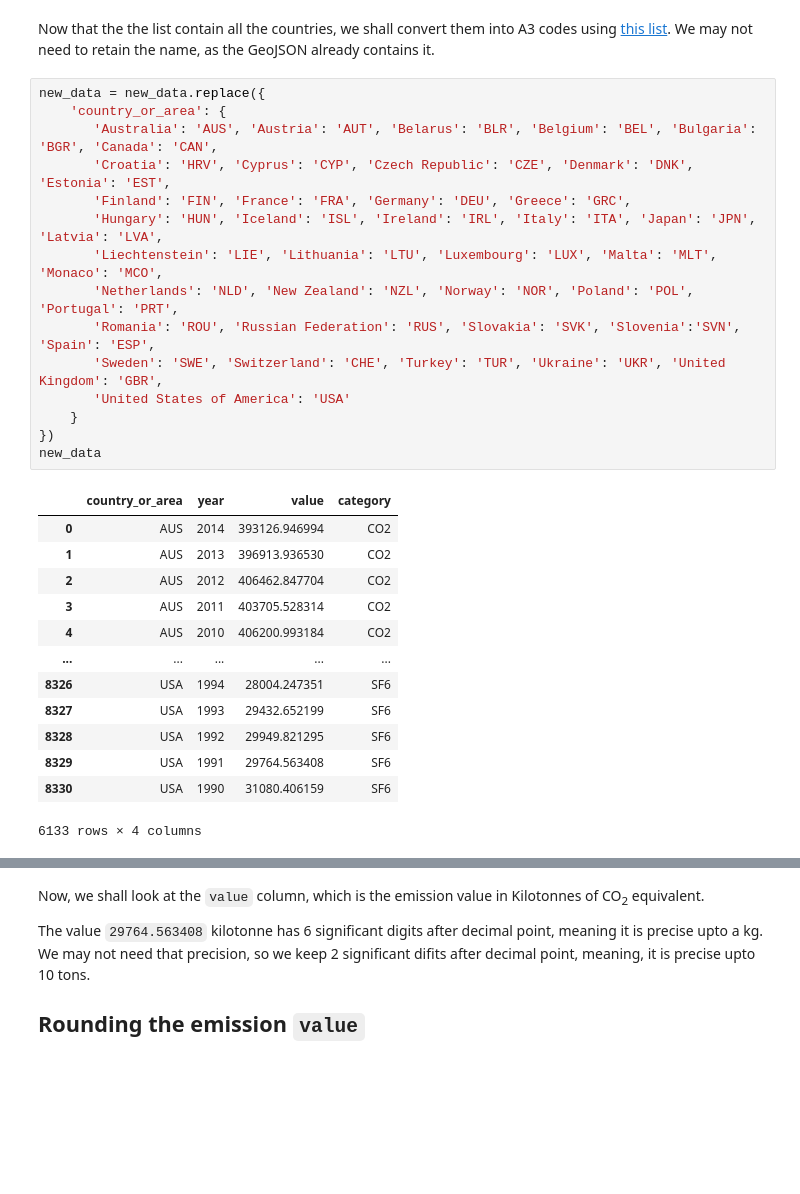
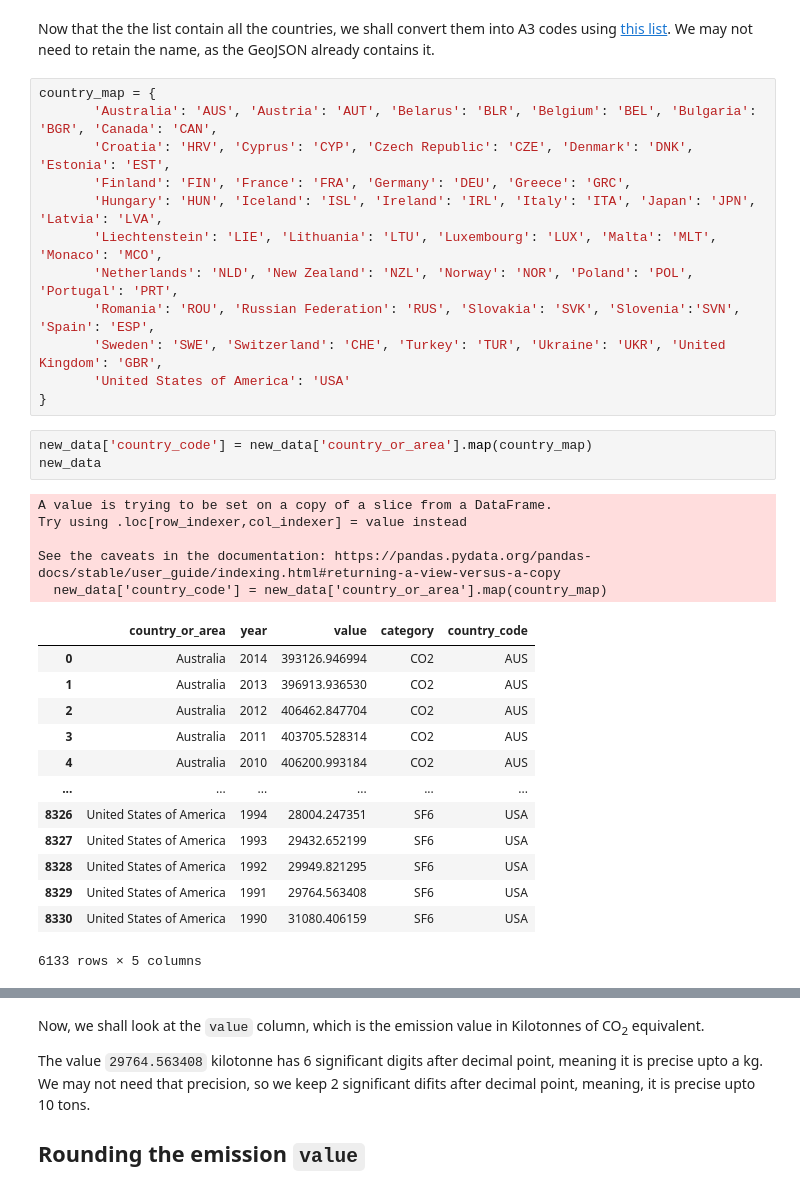
Before and after one commit to vinayakakv/emission-api, a Jupyter notebook: Data Exploration and Cleaning.ipynb, the cells around one changed output, grey strips where cells are left out. Drawn from its saved outputs; the diff is of its cells as text; blank space fills up the shorter version.

Commit message:
Add country name to the model

```diff
--- a/Data Exploration and Cleaning.ipynb
+++ b/Data Exploration and Cleaning.ipynb
@@ -181,33 +181,38 @@ array(['Australia', 'Austria', 'Belarus', 'Belgium', 'Bulgaria', 'Canada',
        'United States of America'], dtype=object)
 # %% [markdown]
 Now that the the list contain all the countries, we shall convert them into A3 codes using [this list](https://www.rocketroute.com/iso-country-code-list). We may not need to retain the name, as the GeoJSON already contains it.
+# %%
+country_map = {
+       'Australia': 'AUS', 'Austria': 'AUT', 'Belarus': 'BLR', 'Belgium': 'BEL', 'Bulgaria': 'BGR', 'Canada': 'CAN',
+       'Croatia': 'HRV', 'Cyprus': 'CYP', 'Czech Republic': 'CZE', 'Denmark': 'DNK', 'Estonia': 'EST',
+       'Finland': 'FIN', 'France': 'FRA', 'Germany': 'DEU', 'Greece': 'GRC',
+       'Hungary': 'HUN', 'Iceland': 'ISL', 'Ireland': 'IRL', 'Italy': 'ITA', 'Japan': 'JPN', 'Latvia': 'LVA',
+       'Liechtenstein': 'LIE', 'Lithuania': 'LTU', 'Luxembourg': 'LUX', 'Malta': 'MLT', 'Monaco': 'MCO',
+       'Netherlands': 'NLD', 'New Zealand': 'NZL', 'Norway': 'NOR', 'Poland': 'POL', 'Portugal': 'PRT',
+       'Romania': 'ROU', 'Russian Federation': 'RUS', 'Slovakia': 'SVK', 'Slovenia':'SVN', 'Spain': 'ESP',
+       'Sweden': 'SWE', 'Switzerland': 'CHE', 'Turkey': 'TUR', 'Ukraine': 'UKR', 'United Kingdom': 'GBR',
+       'United States of America': 'USA'
+}
 # %%
-new_data = new_data.replace({
-    'country_or_area': {
-       'Australia': 'AUS', 'Austria': 'AUT', 'Belarus': 'BLR', 'Belgium': 'BEL', 'Bulgaria': 'BGR', 'Canada': 'CAN',
-       'Croatia': 'HRV', 'Cyprus': 'CYP', 'Czech Republic': 'CZE', 'Denmark': 'DNK', 'Estonia': 'EST',
-       'Finland': 'FIN', 'France': 'FRA', 'Germany': 'DEU', 'Greece': 'GRC',
-       'Hungary': 'HUN', 'Iceland': 'ISL', 'Ireland': 'IRL', 'Italy': 'ITA', 'Japan': 'JPN', 'Latvia': 'LVA',
-       'Liechtenstein': 'LIE', 'Lithuania': 'LTU', 'Luxembourg': 'LUX', 'Malta': 'MLT', 'Monaco': 'MCO',
-       'Netherlands': 'NLD', 'New Zealand': 'NZL', 'Norway': 'NOR', 'Poland': 'POL', 'Portugal': 'PRT',
-       'Romania': 'ROU', 'Russian Federation': 'RUS', 'Slovakia': 'SVK', 'Slovenia':'SVN', 'Spain': 'ESP',
-       'Sweden': 'SWE', 'Switzerland': 'CHE', 'Turkey': 'TUR', 'Ukraine': 'UKR', 'United Kingdom': 'GBR',
-       'United States of America': 'USA'
-    }
-})
+new_data['country_code'] = new_data['country_or_area'].map(country_map)
 new_data
 # %% [output]
+A value is trying to be set on a copy of a slice from a DataFrame.
+Try using .loc[row_indexer,col_indexer] = value instead
+
+See the caveats in the documentation: https://pandas.pydata.org/pandas-docs/stable/user_guide/indexing.html#returning-a-view-versus-a-copy
+  new_data['country_code'] = new_data['country_or_area'].map(country_map)
-|  | country_or_area | year | value | category |
-| 0 | AUS | 2014 | 393126.946994 | CO2 |
-| 1 | AUS | 2013 | 396913.936530 | CO2 |
-| 2 | AUS | 2012 | 406462.847704 | CO2 |
-| 3 | AUS | 2011 | 403705.528314 | CO2 |
-| 4 | AUS | 2010 | 406200.993184 | CO2 |
-| ... | ... | ... | ... | ... |
-| 8326 | USA | 1994 | 28004.247351 | SF6 |
-| 8327 | USA | 1993 | 29432.652199 | SF6 |
-| 8328 | USA | 1992 | 29949.821295 | SF6 |
-| 8329 | USA | 1991 | 29764.563408 | SF6 |
-| 8330 | USA | 1990 | 31080.406159 | SF6 |
+|  | country_or_area | year | value | category | country_code |
+| 0 | Australia | 2014 | 393126.946994 | CO2 | AUS |
+| 1 | Australia | 2013 | 396913.936530 | CO2 | AUS |
+| 2 | Australia | 2012 | 406462.847704 | CO2 | AUS |
+| 3 | Australia | 2011 | 403705.528314 | CO2 | AUS |
+| 4 | Australia | 2010 | 406200.993184 | CO2 | AUS |
+| ... | ... | ... | ... | ... | ... |
+| 8326 | United States of America | 1994 | 28004.247351 | SF6 | USA |
+| 8327 | United States of America | 1993 | 29432.652199 | SF6 | USA |
+| 8328 | United States of America | 1992 | 29949.821295 | SF6 | USA |
+| 8329 | United States of America | 1991 | 29764.563408 | SF6 | USA |
+| 8330 | United States of America | 1990 | 31080.406159 | SF6 | USA |
-6133 rows × 4 columns
+6133 rows × 5 columns
 # %%
```
Also changed, not shown: parts of 6 cells of this notebook, 4 other files.
